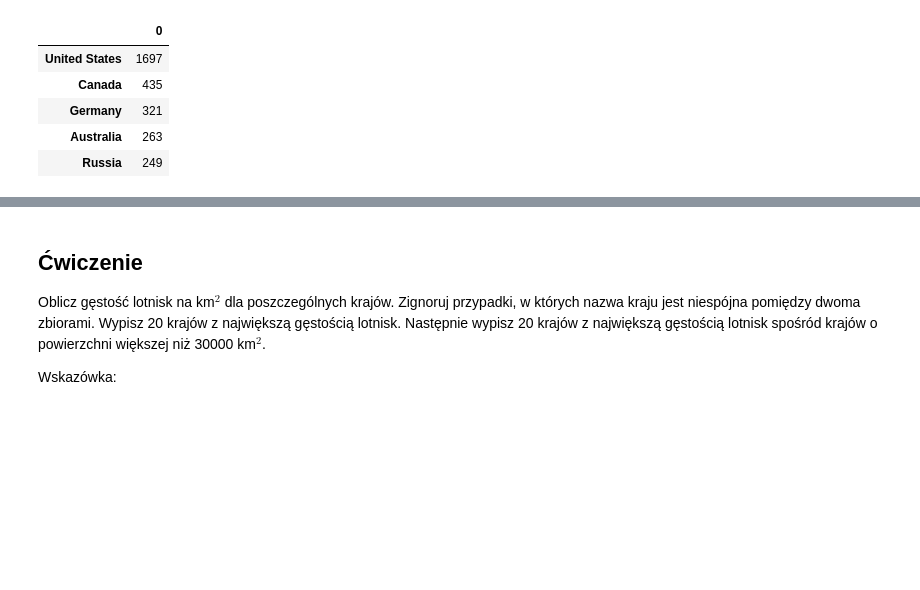
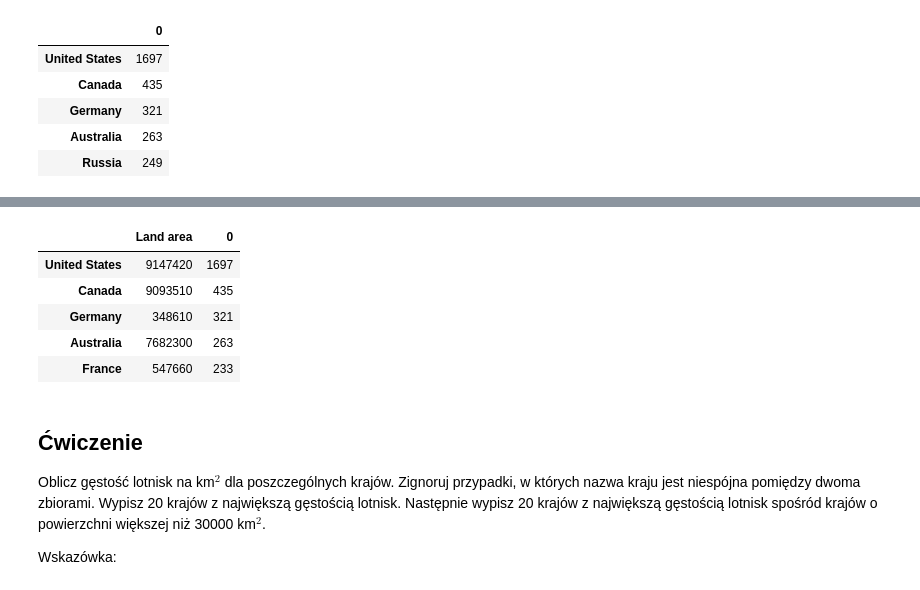
Before and after one commit to DELabUW/szkola-letnia-2015, a Jupyter notebook: zajecia/dzien1_basic_data_munging.ipynb, the cells around one changed output, grey strips where cells are left out. Cells and saved outputs as stored; diff of their text form; code cells hidden in the pictures; blank space fills up the shorter version.

```diff
--- a/zajecia/dzien1_open_flights_data.ipynb
+++ b/zajecia/dzien1_basic_data_munging.ipynb
@@ -369,3 +310,12 @@ s1.join(s2, how="outer")
+# %%
+pd.merge(s1, s2, right_index=True, left_index=True).head()
+# %% [output]
+|  | Land area | 0 |
+| United States | 9147420 | 1697 |
+| Canada | 9093510 | 435 |
+| Germany | 348610 | 321 |
+| Australia | 7682300 | 263 |
+| France | 547660 | 233 |
 # %% [markdown]
 ## Ćwiczenie
 
```
Also changed, not shown: parts of 8 cells of this notebook, 6 other files.
